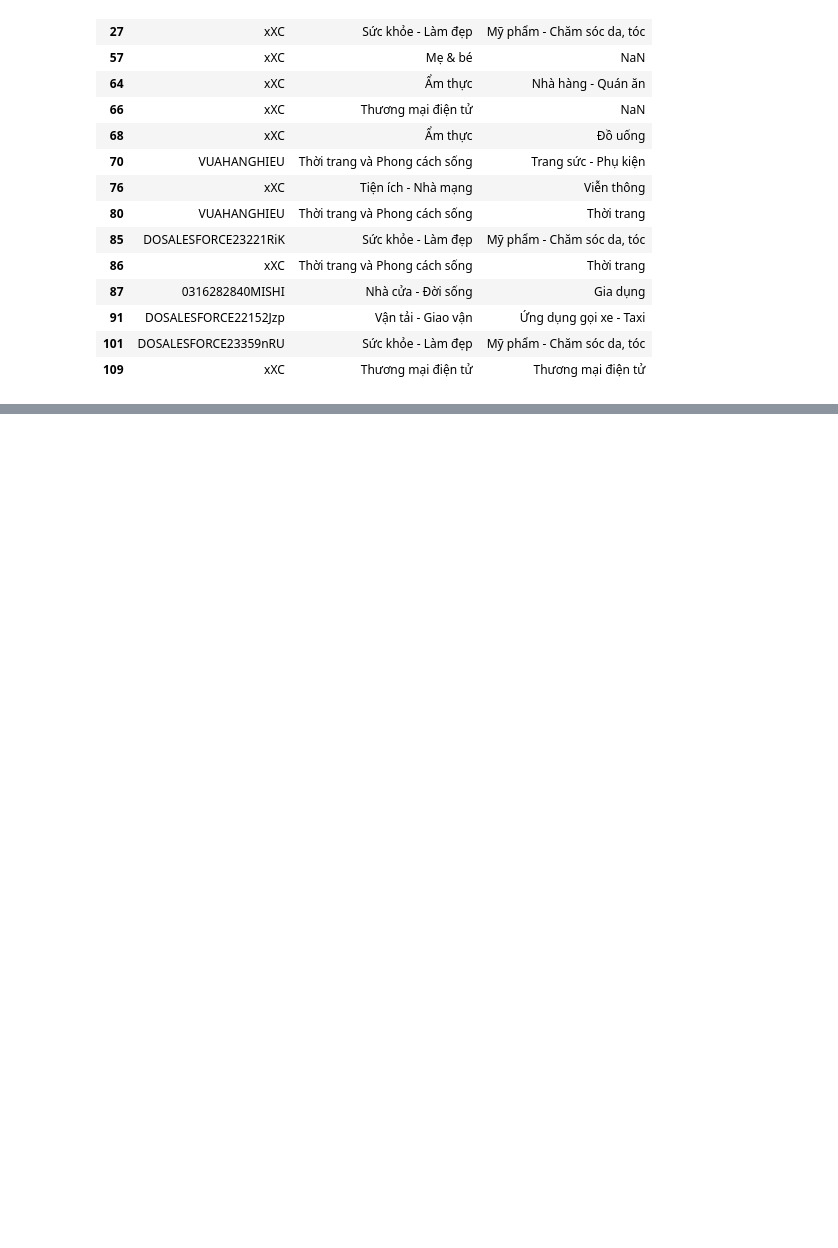
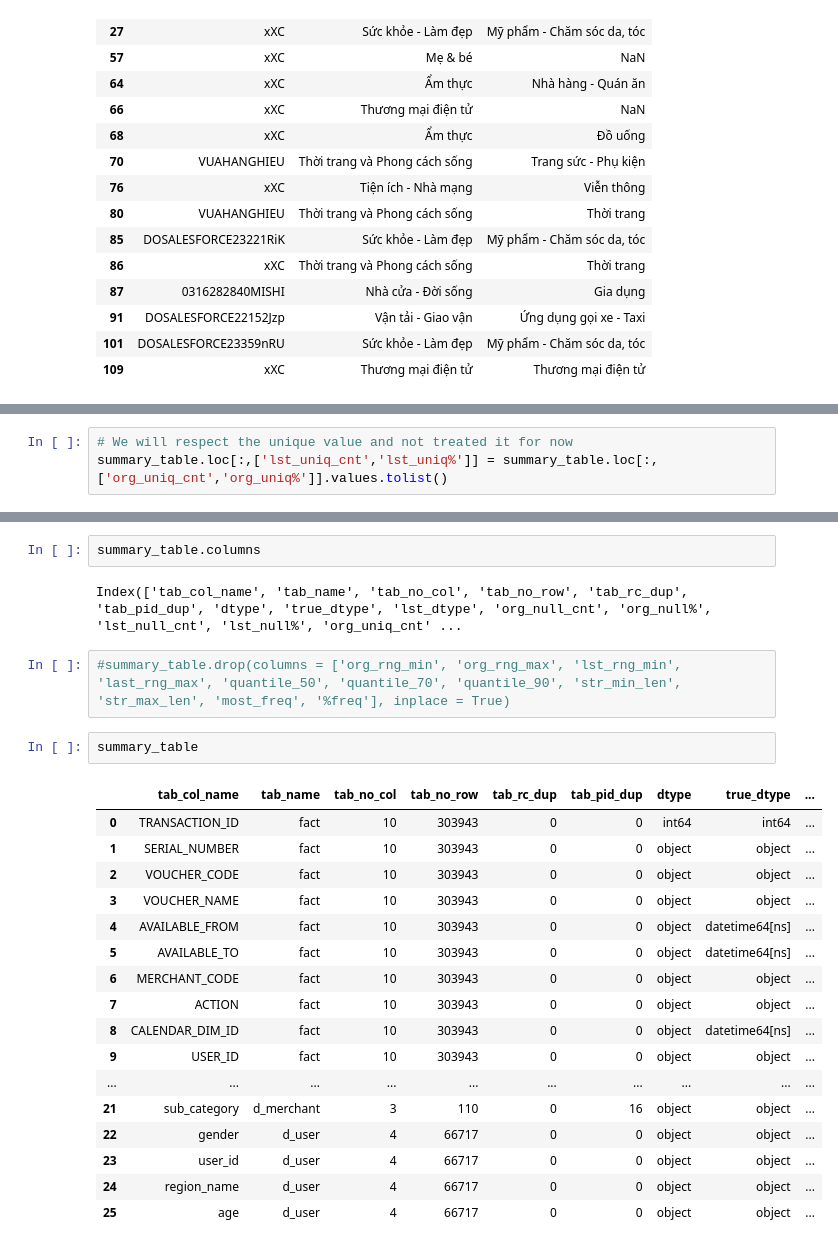
Before and after one commit to camchanhjuice/OneMount, a Jupyter notebook: scripts/Overview & Data Preparation.ipynb, the cells around one changed output, grey strips where cells are left out. Drawn from its saved outputs; the diff is of its cells as text; blank space fills up the shorter version.

Commit message:
Last update

```diff
--- a/scripts/Overview & Data Preparation.ipynb
+++ b/scripts/Overview & Data Preparation.ipynb
@@ -529,0 +682,3 @@ df
+# %%
+# We will respect the unique value and not treated it for now
+summary_table.loc[:,['lst_uniq_cnt','lst_uniq%']] = summary_table.loc[:,['org_uniq_cnt','org_uniq%']].values.tolist()
@@ -529,0 +712,26 @@ df
+# %%
+summary_table.columns
+# %% [output]
+Index(['tab_col_name', 'tab_name', 'tab_no_col', 'tab_no_row', 'tab_rc_dup', 'tab_pid_dup', 'dtype', 'true_dtype', 'lst_dtype', 'org_null_cnt', 'org_null%', 'lst_null_cnt', 'lst_null%', 'org_uniq_cnt' ...
+# %%
+#summary_table.drop(columns = ['org_rng_min', 'org_rng_max', 'lst_rng_min', 'last_rng_max', 'quantile_50', 'quantile_70', 'quantile_90', 'str_min_len', 'str_max_len', 'most_freq', '%freq'], inplace = True)
+# %%
+summary_table
+# %% [output]
+|  | tab_col_name | tab_name | tab_no_col | tab_no_row | tab_rc_dup | tab_pid_dup | dtype | true_dtype | ... |
+| 0 | TRANSACTION_ID | fact | 10 | 303943 | 0 | 0 | int64 | int64 | ... |
+| 1 | SERIAL_NUMBER | fact | 10 | 303943 | 0 | 0 | object | object | ... |
+| 2 | VOUCHER_CODE | fact | 10 | 303943 | 0 | 0 | object | object | ... |
+| 3 | VOUCHER_NAME | fact | 10 | 303943 | 0 | 0 | object | object | ... |
+| 4 | AVAILABLE_FROM | fact | 10 | 303943 | 0 | 0 | object | datetime64[ns] | ... |
+| 5 | AVAILABLE_TO | fact | 10 | 303943 | 0 | 0 | object | datetime64[ns] | ... |
+| 6 | MERCHANT_CODE | fact | 10 | 303943 | 0 | 0 | object | object | ... |
+| 7 | ACTION | fact | 10 | 303943 | 0 | 0 | object | object | ... |
+| 8 | CALENDAR_DIM_ID | fact | 10 | 303943 | 0 | 0 | object | datetime64[ns] | ... |
+| 9 | USER_ID | fact | 10 | 303943 | 0 | 0 | object | object | ... |
+| ... | ... | ... | ... | ... | ... | ... | ... | ... | ... |
+| 21 | sub_category | d_merchant | 3 | 110 | 0 | 16 | object | object | ... |
+| 22 | gender | d_user | 4 | 66717 | 0 | 0 | object | object | ... |
+| 23 | user_id | d_user | 4 | 66717 | 0 | 0 | object | object | ... |
+| 24 | region_name | d_user | 4 | 66717 | 0 | 0 | object | object | ... |
+| 25 | age | d_user | 4 | 66717 | 0 | 0 | object | object | ... |
```
Also changed, not shown: parts of 68 cells of this notebook, 14 other files.
